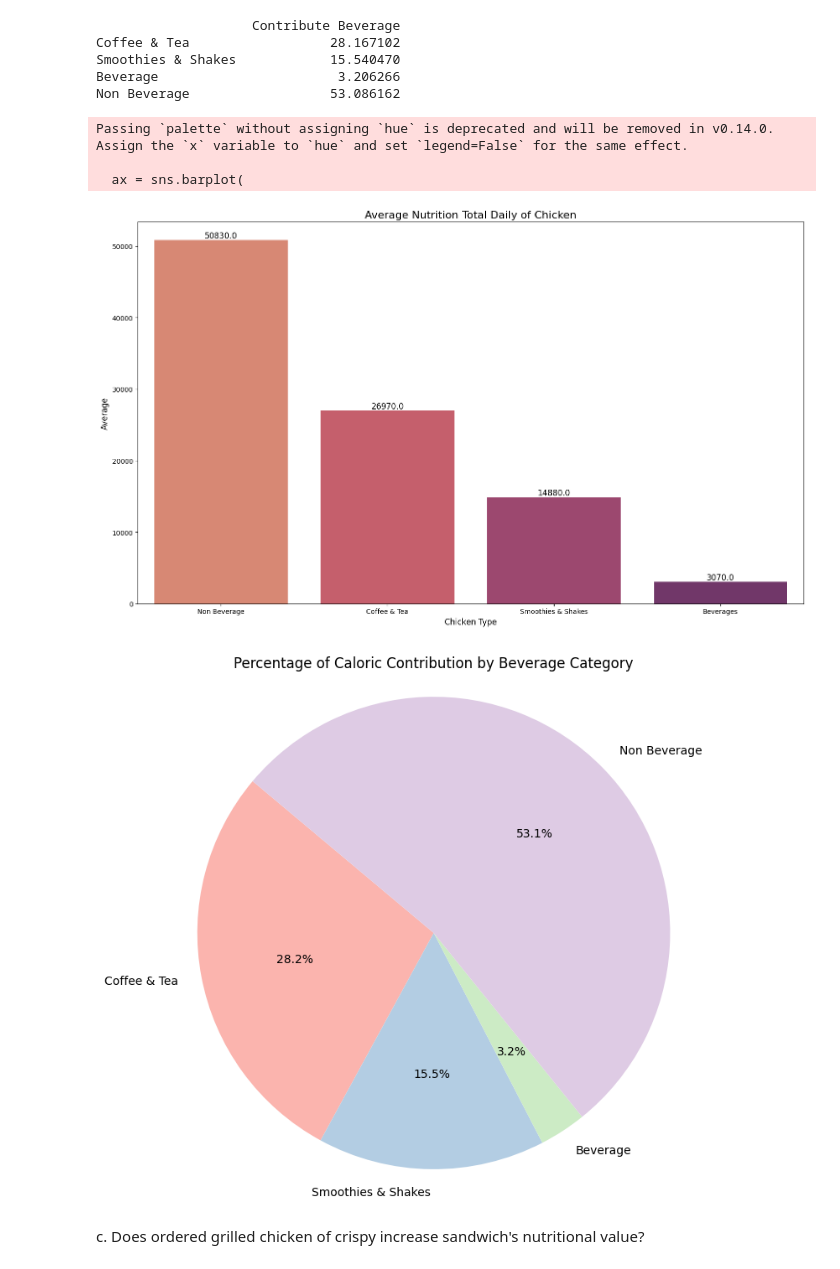
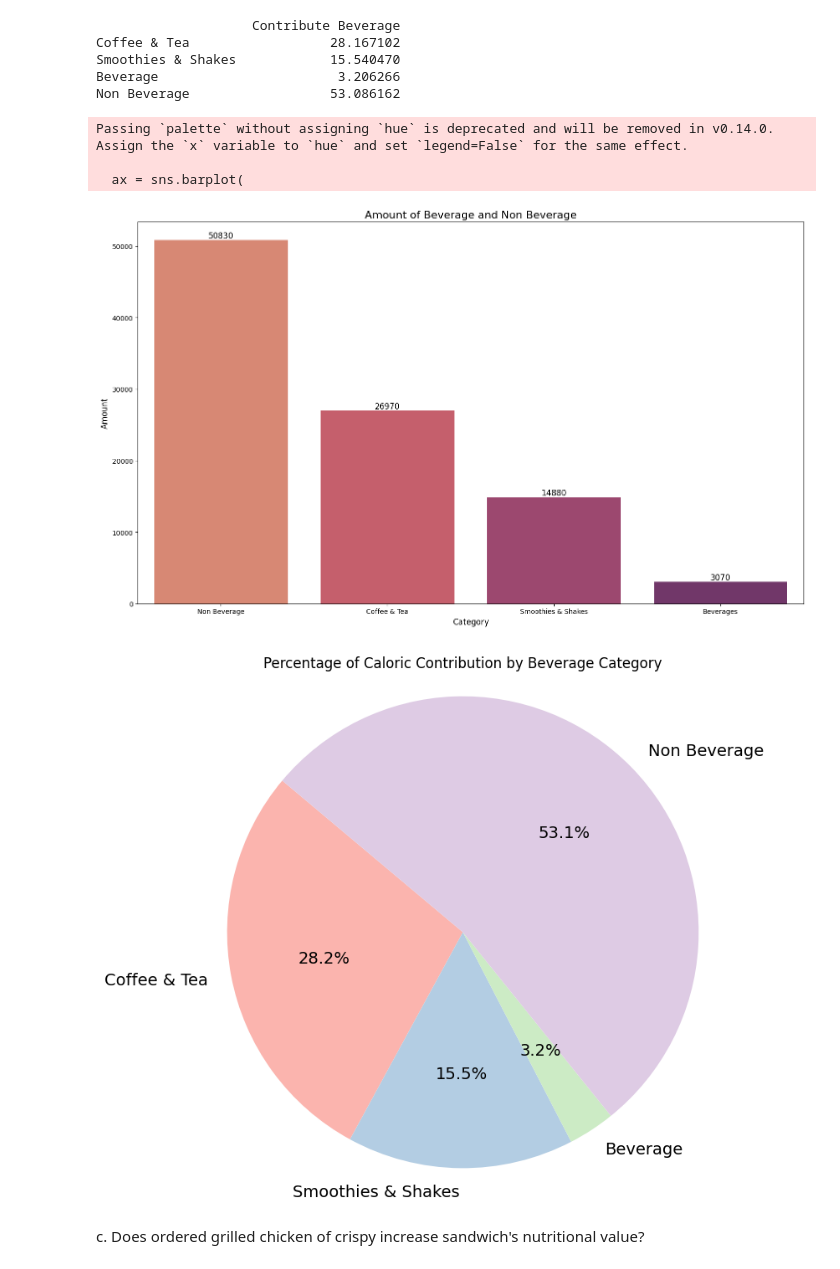
Before and after one commit to luthfi2603/Tubes-DWBI-Kelompok-2, a Jupyter notebook: Challange1/test.ipynb, the cells around one changed output. Saved outputs shown, nothing was run; the diff lists cells and outputs as text; code cells hidden in the pictures.

Commit message:
Perubahan visualisasi lemak

```diff
--- a/Challange1/test.ipynb
+++ b/Challange1/test.ipynb
@@ -181,14 +181,14 @@ ax = sns.barplot(
 )
 
 # Tambahkan judul dan label
-plt.title('Average Nutrition Total Daily of Chicken', fontsize=16)
-plt.xlabel('Chicken Type', fontsize=12)
-plt.ylabel('Average', fontsize=12)
+plt.title('Amount of Beverage and Non Beverage', fontsize=16)
+plt.xlabel('Category', fontsize=12)
+plt.ylabel('Amount', fontsize=12)
 
 # Tambahkan nilai di atas batang
 for p in ax.patches:
     height = p.get_height()
-    ax.annotate(f'{height}', (p.get_x() + p.get_width() / 2, height + 0.5),
+    ax.annotate(f'{int(height)}', (p.get_x() + p.get_width() / 2, height + 0.5),
                 ha='center', va='bottom', fontsize=12, color='black')
 
 # # Pangkas batas bawah sumbu Y agar batang tampak lebih berbeda
@@ -202,20 +202,21 @@ plt.show()
 Passing `palette` without assigning `hue` is deprecated and will be removed in v0.14.0. Assign the `x` variable to `hue` and set `legend=False` for the same effect.
 
   ax = sns.barplot(
-[figure, old version]
+[figure, new version]
 # %%
 plt.figure(figsize=(8, 8))
 plt.pie(contri_bvrg['Contribute Beverage'],
         labels=contri_bvrg.index,
         autopct='%1.1f%%',
         startangle=140,
-        colors=plt.cm.Pastel1.colors)
+        colors=plt.cm.Pastel1.colors,
+        textprops={'fontsize': 14})
 
 plt.title('Percentage of Caloric Contribution by Beverage Category')
 plt.axis('equal')  # Membuat pie chart berbentuk lingkaran sempurna
 plt.show()
 # %% [output]
-[figure, old version]
+[figure, new version]
 # %% [markdown]
 c. Does ordered grilled chicken of crispy increase sandwich's nutritional value?
 # %%
```
Also changed, not shown: parts of 8 cells of this notebook.
